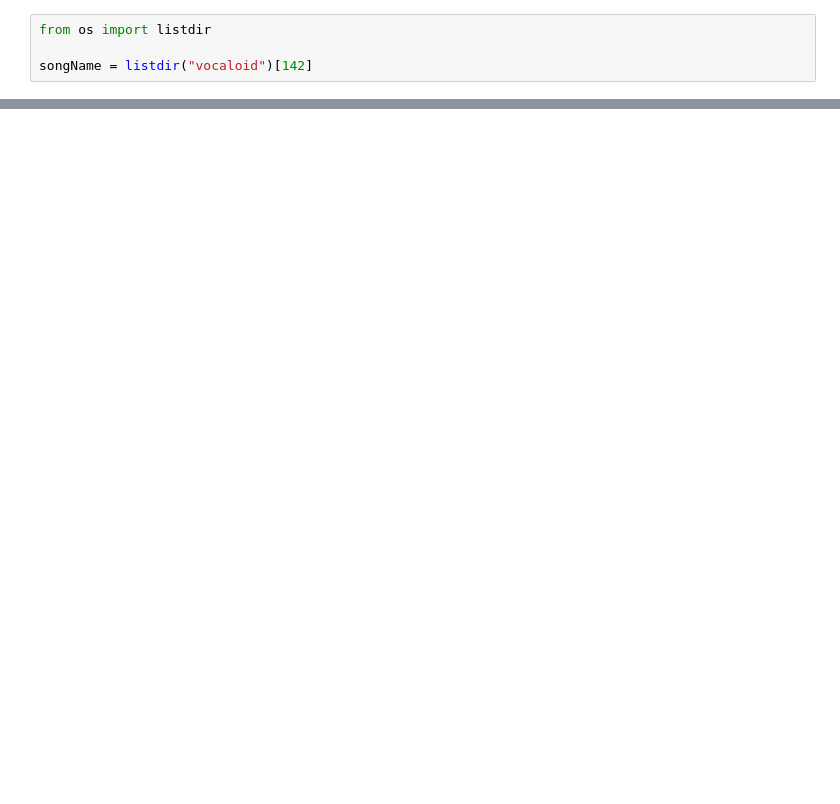
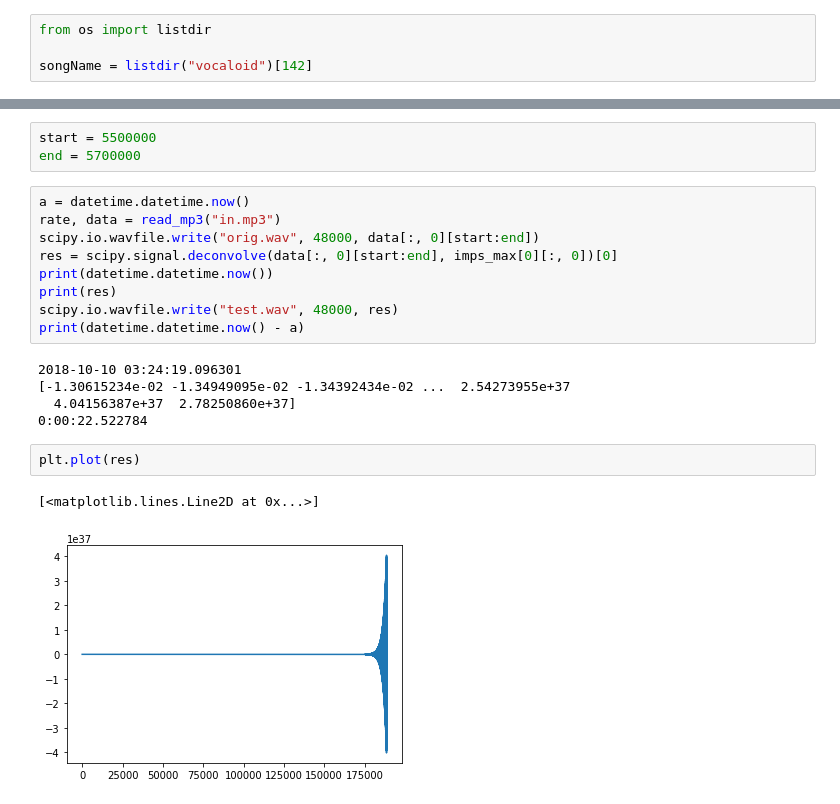
Before and after one commit to josephch405/pytorch-wavenet, a Jupyter notebook: impulse_viz.ipynb, the cells around one changed output, grey strips where cells are left out. Saved outputs shown, nothing was run; the diff lists cells and outputs as text; blank space fills up the shorter version.

```diff
--- a/impulse_viz.ipynb
+++ b/impulse_viz.ipynb
@@ -33,0 +78,22 @@ scipy.io.wavfile.write("test.wav", 48000, res)
+# %%
+start = 5500000
+end = 5700000
+# %%
+a = datetime.datetime.now()
+rate, data = read_mp3("in.mp3")
+scipy.io.wavfile.write("orig.wav", 48000, data[:, 0][start:end])
+res = scipy.signal.deconvolve(data[:, 0][start:end], imps_max[0][:, 0])[0]
+print(datetime.datetime.now())
+print(res)
+scipy.io.wavfile.write("test.wav", 48000, res)
+print(datetime.datetime.now() - a)
+# %% [output]
+2018-10-10 03:24:19.096301
+[-1.30615234e-02 -1.34949095e-02 -1.34392434e-02 ...  2.54273955e+37
+  4.04156387e+37  2.78250860e+37]
+0:00:22.522784
+# %%
+plt.plot(res)
+# %% [output]
+[<matplotlib.lines.Line2D at 0x...>]
+[figure, added]
```
Also changed, not shown: parts of 18 cells of this notebook, 3 other files.
